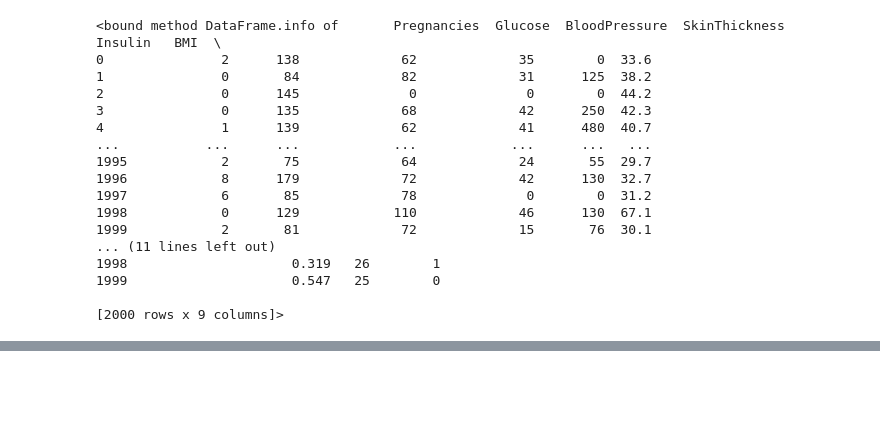
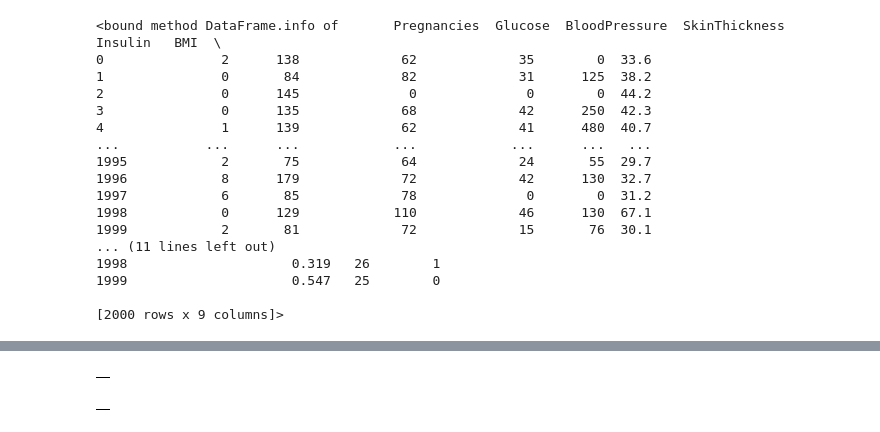
Before and after one commit to Zartashia-Masood/git_learning, a Jupyter notebook: data_handling.ipynb, the cells around one changed output, grey strips where cells are left out. Drawn from its saved outputs; the diff is of its cells as text; code cells hidden in the pictures; blank space fills up the shorter version.

```diff
--- a/data_handling.ipynb
+++ b/data_handling.ipynb
@@ -93,0 +140,8 @@ df.info
+# %%
+df=pd.DataFrame()
+# %% [output]
+|  |
+# %%
+df
+# %% [output]
+|  |
```
Also changed, not shown: parts of 4 cells of this notebook, 1 other file.
